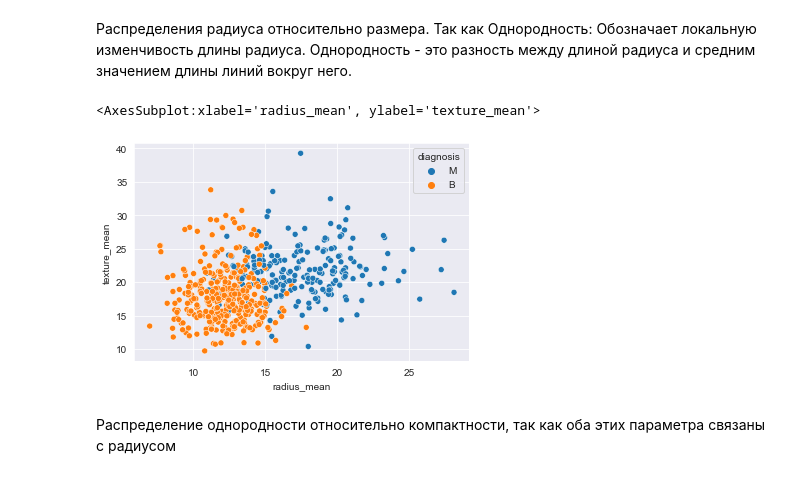
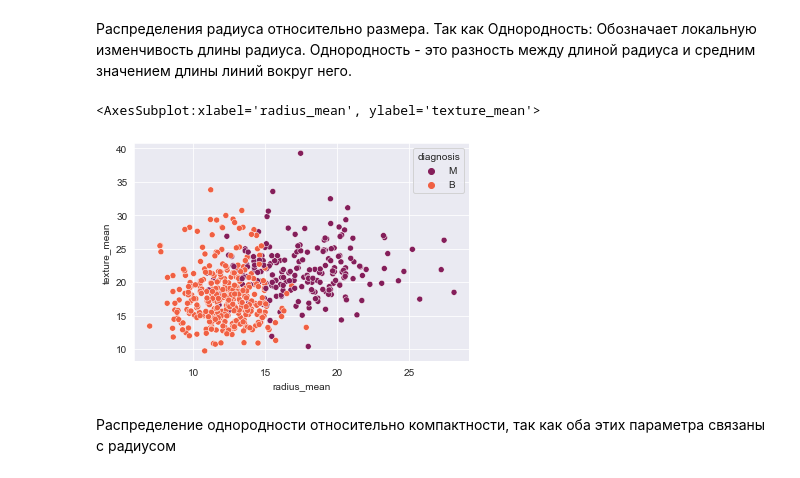
Before and after one commit to GluKhovKirill/NN_BreastCancer, a Jupyter notebook: main.ipynb, the cells around one changed output. Cells and saved outputs as stored; diff of their text form; code cells hidden in the pictures.

```diff
--- a/main.ipynb
+++ b/main.ipynb
@@ -114,10 +114,10 @@ sns.heatmap(df.corr(), annot=True, linewidth=.25, mask=matrix, cmap="coolwarm");
 # %% [markdown]
 Распределения радиуса относительно размера. Так как Однородность: Обозначает локальную изменчивость длины радиуса. Однородность - это разность между длиной радиуса и средним значением длины линий вокруг него.
 # %%
-sns.scatterplot(x='radius_mean', y='texture_mean', hue='diagnosis', data=df)
+sns.scatterplot(x='radius_mean', y='texture_mean', hue='diagnosis', data=df,palette='rocket')
 # %% [output]
 <AxesSubplot:xlabel='radius_mean', ylabel='texture_mean'>
-[figure, old version]
+[figure, new version]
 # %% [markdown]
 Распределение однородности относительно компактности, так как оба этих параметра связаны с радиусом
 # %%
```
Also changed, not shown: parts of 6 cells of this notebook.
